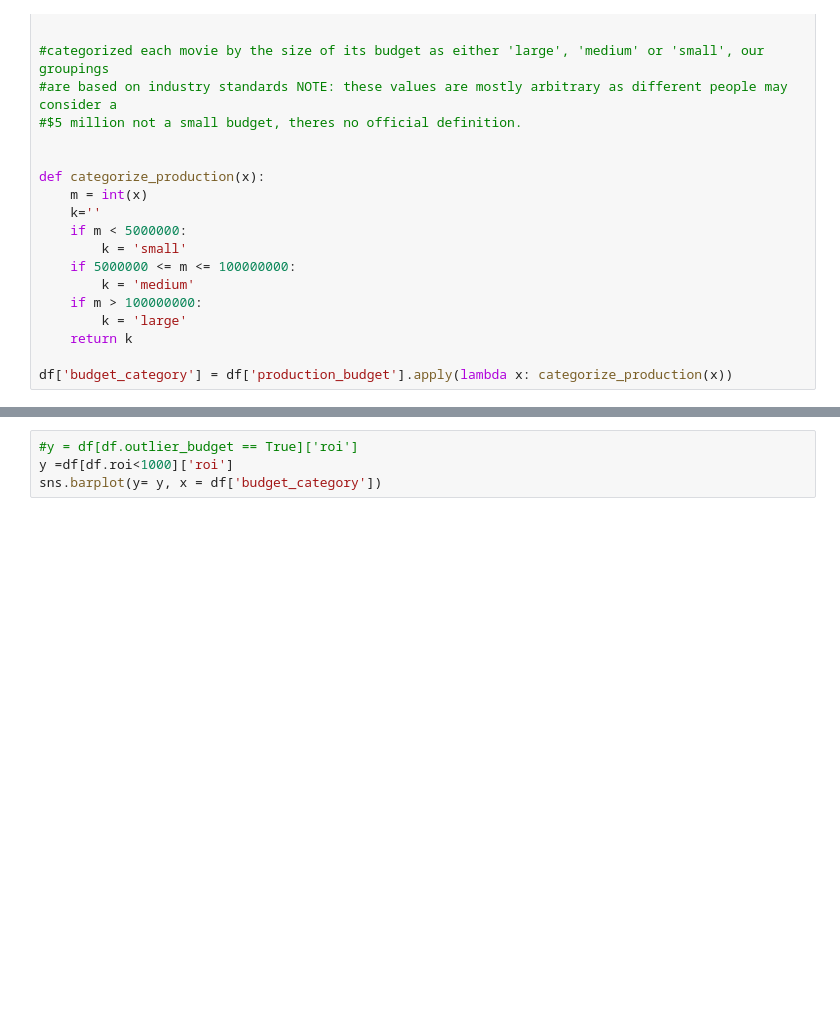
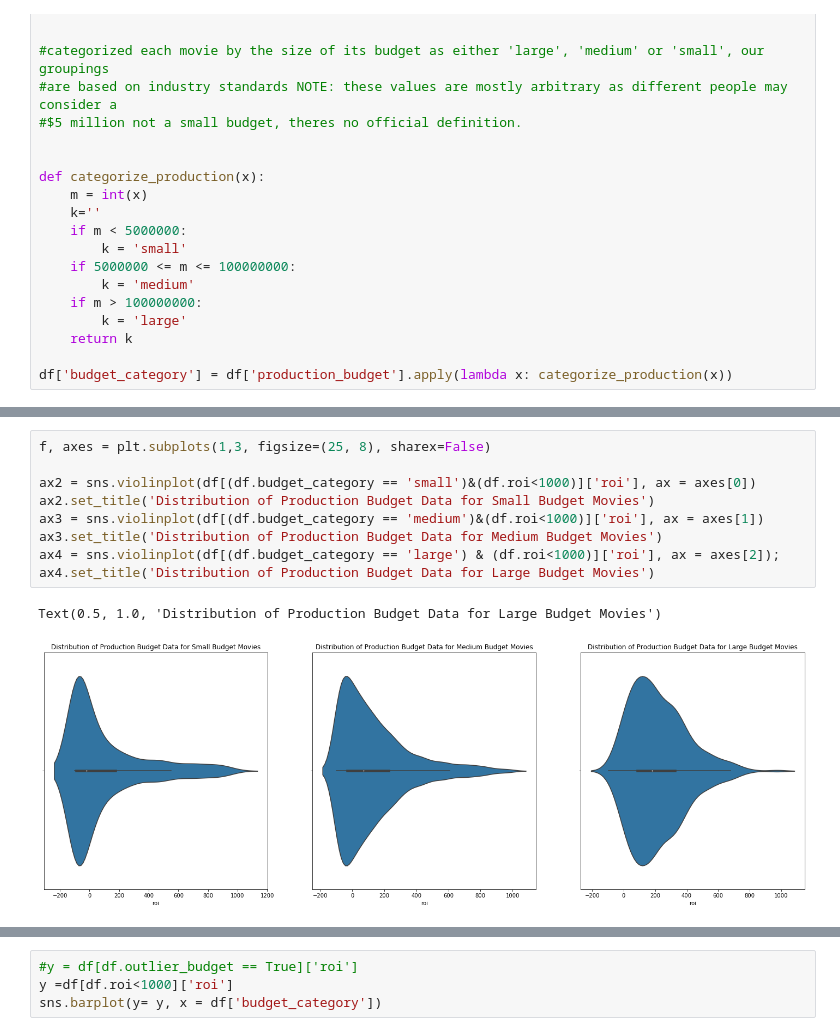
Before and after one commit to SlimHintz/movie-data-eda, a Jupyter notebook: Aidan_work/roi_from_budget_table.ipynb, the cells around one changed output, grey strips where cells are left out. Saved outputs shown, nothing was run; the diff lists cells and outputs as text; blank space fills up the shorter version.

```diff
--- a/Aidan_work/roi_from_budget_table.ipynb
+++ b/Aidan_work/roi_from_budget_table.ipynb
@@ -129,3 +129,15 @@ Text(0.5, 1.0, 'Distribution of Production Budget Data for Large Budget Movies')
+# %%
+f, axes = plt.subplots(1,3, figsize=(25, 8), sharex=False)
+
+ax2 = sns.violinplot(df[(df.budget_category == 'small')&(df.roi<1000)]['roi'], ax = axes[0])
+ax2.set_title('Distribution of Production Budget Data for Small Budget Movies')
+ax3 = sns.violinplot(df[(df.budget_category == 'medium')&(df.roi<1000)]['roi'], ax = axes[1])
+ax3.set_title('Distribution of Production Budget Data for Medium Budget Movies')
+ax4 = sns.violinplot(df[(df.budget_category == 'large') & (df.roi<1000)]['roi'], ax = axes[2]);
+ax4.set_title('Distribution of Production Budget Data for Large Budget Movies')
+# %% [output]
+Text(0.5, 1.0, 'Distribution of Production Budget Data for Large Budget Movies')
+[figure, added]
 # %%
 
 sns.barplot(y= df['roi'], x = df['budget_category'])
```
Also changed, not shown: parts of 11 cells of this notebook.
